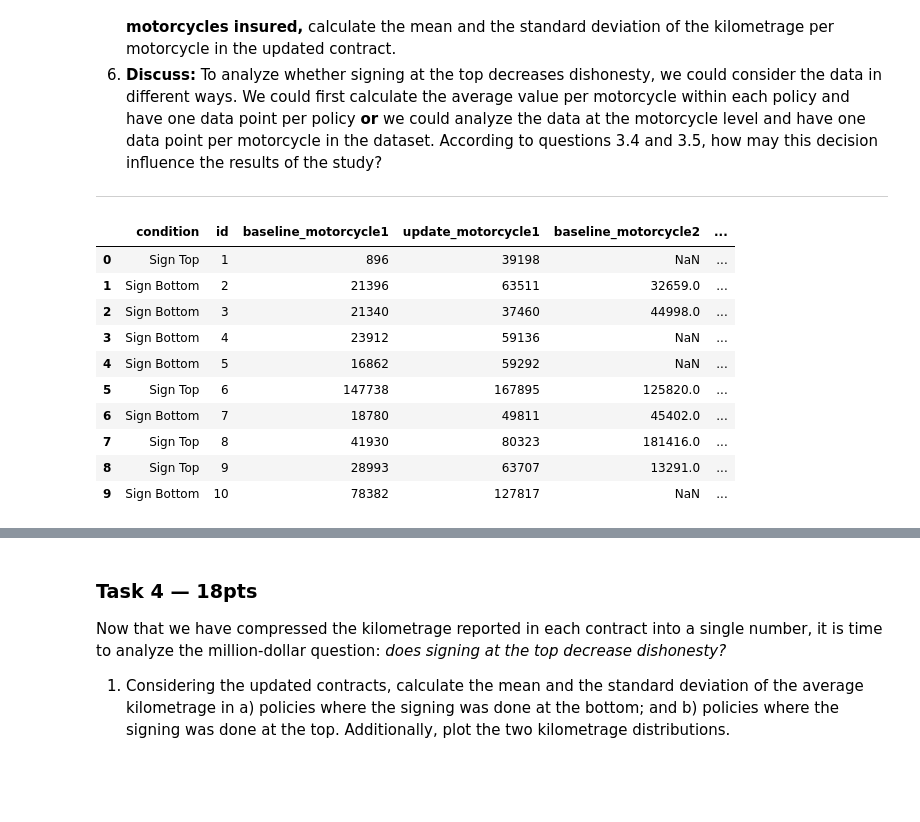
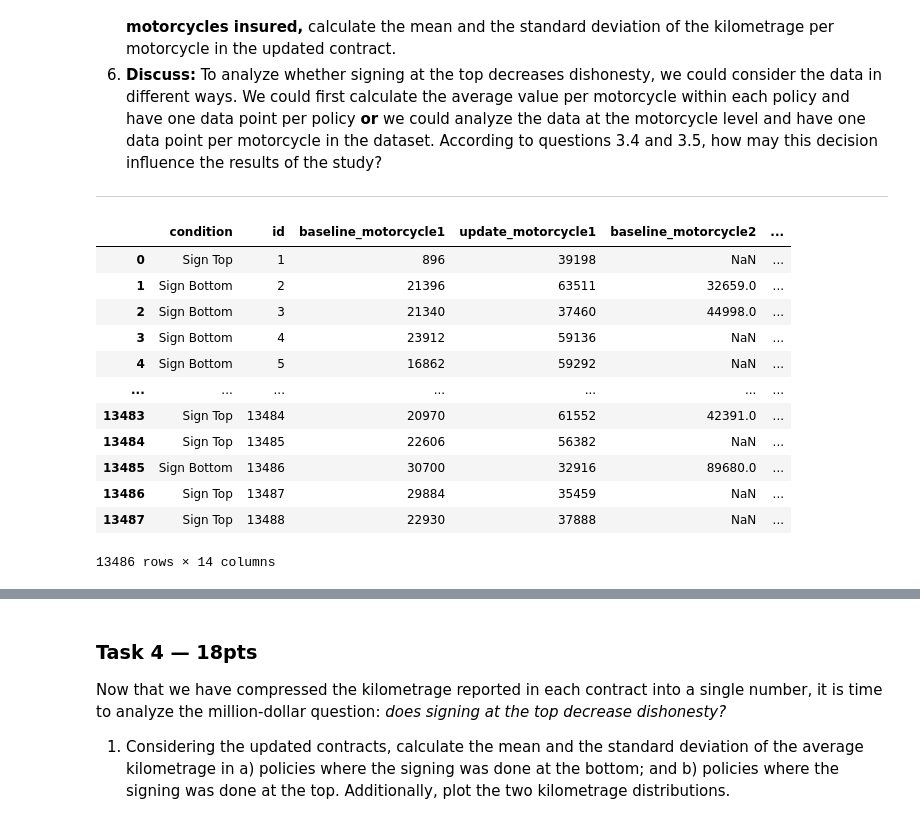
Before and after one commit to lancelotzomax/2021, a Jupyter notebook: Homework/01 - Pandas Data Wrangling and Data Viz/hw1.ipynb, the cells around one changed output, grey strips where cells are left out. Cells and saved outputs as stored; diff of their text form; code cells hidden in the pictures; blank space fills up the shorter version.

```diff
--- a/Homework/01 - Pandas Data Wrangling and Data Viz/hw1.ipynb
+++ b/Homework/01 - Pandas Data Wrangling and Data Viz/hw1.ipynb
@@ -364,18 +405,20 @@ According to questions 3.4 and 3.5, how may this decision influence the results
 # %%
 # Task 3.1
 tsv_read_copy['baseline_average']= tsv_read_copy[['baseline_motorcycle1', 'baseline_motorcycle2', 'baseline_motorcycle3', 'baseline_motorcycle4']].mean(axis=1)
 tsv_read_copy['update_average']= tsv_read_copy[['update_motorcycle1', 'update_motorcycle2', 'update_motorcycle3', 'update_motorcycle4']].mean(axis=1)
 tsv_read_copy['diff_average'] = tsv_read_copy['update_average'] - tsv_read_copy['baseline_average']
-tsv_read_copy.head(10)
+tsv_read_copy
 # %% [output]
 |  | condition | id | baseline_motorcycle1 | update_motorcycle1 | baseline_motorcycle2 | ... |
 | 0 | Sign Top | 1 | 896 | 39198 | NaN | ... |
 | 1 | Sign Bottom | 2 | 21396 | 63511 | 32659.0 | ... |
 | 2 | Sign Bottom | 3 | 21340 | 37460 | 44998.0 | ... |
 | 3 | Sign Bottom | 4 | 23912 | 59136 | NaN | ... |
 | 4 | Sign Bottom | 5 | 16862 | 59292 | NaN | ... |
-| 5 | Sign Top | 6 | 147738 | 167895 | 125820.0 | ... |
-| 6 | Sign Bottom | 7 | 18780 | 49811 | 45402.0 | ... |
-| 7 | Sign Top | 8 | 41930 | 80323 | 181416.0 | ... |
-| 8 | Sign Top | 9 | 28993 | 63707 | 13291.0 | ... |
-| 9 | Sign Bottom | 10 | 78382 | 127817 | NaN | ... |
+| ... | ... | ... | ... | ... | ... | ... |
+| 13483 | Sign Top | 13484 | 20970 | 61552 | 42391.0 | ... |
+| 13484 | Sign Top | 13485 | 22606 | 56382 | NaN | ... |
+| 13485 | Sign Bottom | 13486 | 30700 | 32916 | 89680.0 | ... |
+| 13486 | Sign Top | 13487 | 29884 | 35459 | NaN | ... |
+| 13487 | Sign Top | 13488 | 22930 | 37888 | NaN | ... |
+13486 rows × 14 columns
```
Also changed, not shown: parts of 21 cells of this notebook.
